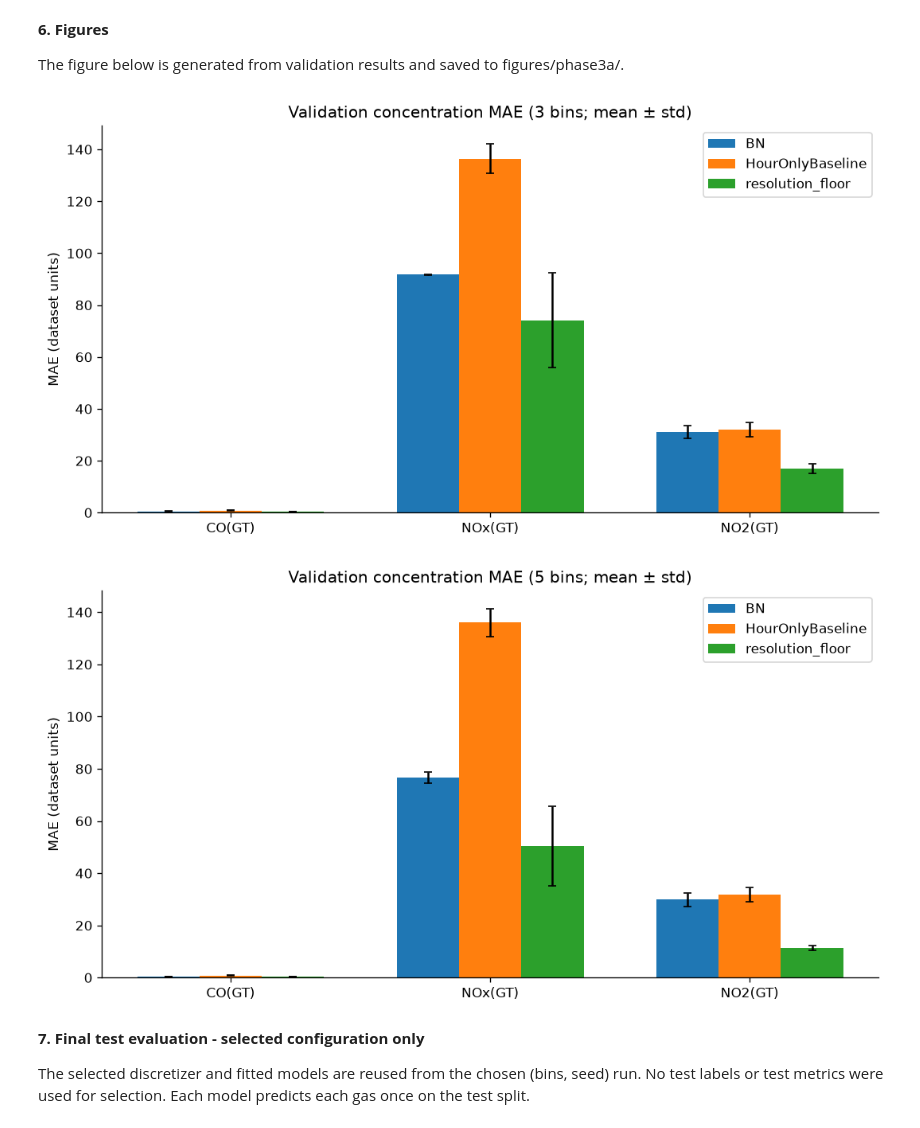
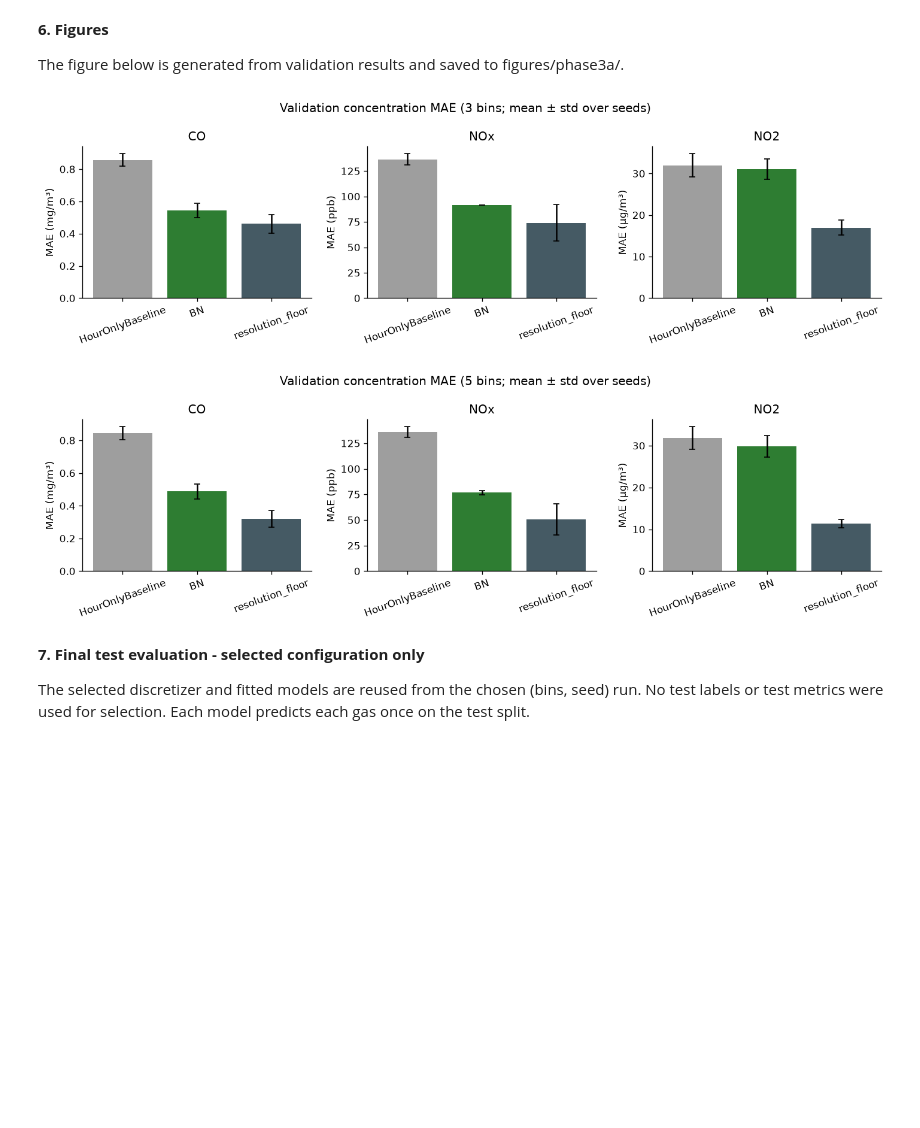
Before and after one commit to kberesfo/CSE-250A-Project, a Jupyter notebook: notebooks/phase3a/eval.ipynb, the cells around one changed output. Saved outputs shown, nothing was run; the diff lists cells and outputs as text; code cells hidden in the pictures; blank space fills up the shorter version.

```diff
--- a/notebooks/phase3a/eval.ipynb
+++ b/notebooks/phase3a/eval.ipynb
@@ -229,12 +250,13 @@ Saved validation concentration table.
 Report the mean and standard deviation across the three blocked-split seeds. Every model is scored on observed validation reference readings. Compare the BN with the hour-only baseline and the resolution floor for each gas.
 # %%
 concentration_summary = (
-    concentration_grid
-    .groupby(["bins", "gas", "model"])
+    concentration_grid.groupby(["bins", "gas", "model"])
     .agg(
         n_mean=("n", "mean"),
-        MAE_mean=("MAE", "mean"), MAE_std=("MAE", "std"),
-        RMSE_mean=("RMSE", "mean"), RMSE_std=("RMSE", "std"),
+        MAE_mean=("MAE", "mean"),
+        MAE_std=("MAE", "std"),
+        RMSE_mean=("RMSE", "mean"),
+        RMSE_std=("RMSE", "std"),
     )
     .reset_index()
 )
@@ -247,9 +269,11 @@ concentration_report["MAE (mean ± std)"] = concentration_report.apply(
 concentration_report["RMSE (mean ± std)"] = concentration_report.apply(
     lambda row: f"{row['RMSE_mean']:.3f} ± {row['RMSE_std']:.3f}", axis=1
 )
-display(concentration_report[
-    ["bins", "gas", "model", "n_mean", "MAE (mean ± std)", "RMSE (mean ± std)"]
-])
+display(
+    concentration_report[
+        ["bins", "gas", "model", "n_mean", "MAE (mean ± std)", "RMSE (mean ± std)"]
+    ]
+)
 # %% [output]
 |  | bins | gas | model | n_mean | MAE_mean | MAE_std | RMSE_mean | RMSE_std |
 | 0 | 3 | CO(GT) | BN | 1853.0000 | 0.5437 | 0.0448 | 0.8047 | 0.0679 |
@@ -321,39 +347,31 @@ print({
 
 The figure below is generated from validation results and saved to figures/phase3a/.
 # %%
-# Figure 1: concentration MAE by gas and model, one plot per bin count.
+# Figure 1: concentration MAE by gas and model, one row per bin count, one panel per gas.
+UNITS = {"CO": "mg/m³", "NOx": "ppb", "NO2": "µg/m³"}
+model_names = ["HourOnlyBaseline", "BN", "resolution_floor"]
+
 for n_bins in BIN_COUNTS:
     plot_data = concentration_summary[concentration_summary["bins"] == n_bins]
-    gas_labels = [str(gas) for gas in GASES]
-    model_names = ["BN", "HourOnlyBaseline", "resolution_floor"]
-    x = np.arange(len(gas_labels))
-    width = 0.24
-
-    fig, ax = plt.subplots(figsize=(9, 4.8))
-    for j, model_name in enumerate(model_names):
-        sub = (
-            plot_data[plot_data["model"] == model_name]
-            .set_index("gas")
-            .reindex(gas_labels)
-        )
-        ax.bar(
-            x + (j - 1) * width,
-            sub["MAE_mean"],
-            width,
-            yerr=sub["MAE_std"],
-            capsize=3,
-            label=model_name,
-        )
-    ax.set_xticks(x, gas_labels)
-    ax.set_ylabel("MAE (dataset units)")
-    ax.set_title(f"Validation concentration MAE ({n_bins} bins; mean ± std)")
-    ax.legend()
+    fig, axes = plt.subplots(1, len(GASES), figsize=(12, 3.6))
+    for ax, gas in zip(axes, GASES, strict=True):
+        sub = plot_data[plot_data["gas"] == str(gas)].set_index("model").reindex(model_names)
+        ax.bar(model_names, sub["MAE_mean"], yerr=sub["MAE_std"], capsize=3,
+               color=["#9E9E9E", "#2E7D32", "#455A64"])
+        name = str(gas).split("(")[0]
+        ax.set_title(name)
+        ax.set_ylabel(f"MAE ({UNITS[name]})")
+        ax.tick_params(axis="x", rotation=20)
+    fig.suptitle(f"Validation concentration MAE ({n_bins} bins; mean ± std over seeds)")
     fig.tight_layout()
-    fig.savefig(config.paths.figure(PHASE, f"concentration_mae_{n_bins}bins.png"), bbox_inches="tight")
+    fig.savefig(
+        config.paths.figure(PHASE, f"concentration_mae_{n_bins}bins.png"),
+        bbox_inches="tight",
+    )
     plt.show()
 # %% [output]
-[figure, old version]
+[figure, new version]
-[figure, old version]
+[figure, new version]
 # %%
 # Save the selected validation concentration vector.
 chosen["bn_est"].to_csv(
```
Also changed, not shown: parts of 12 cells of this notebook, 55 other files.
